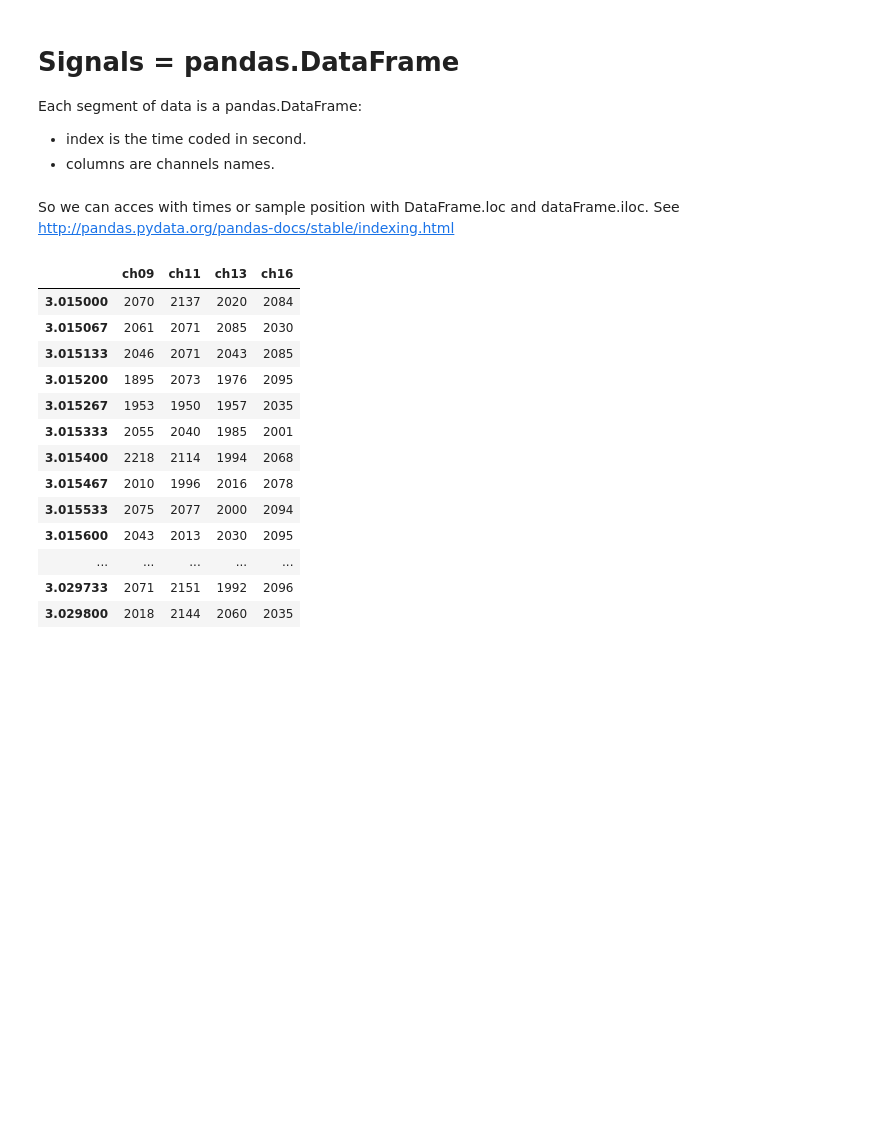
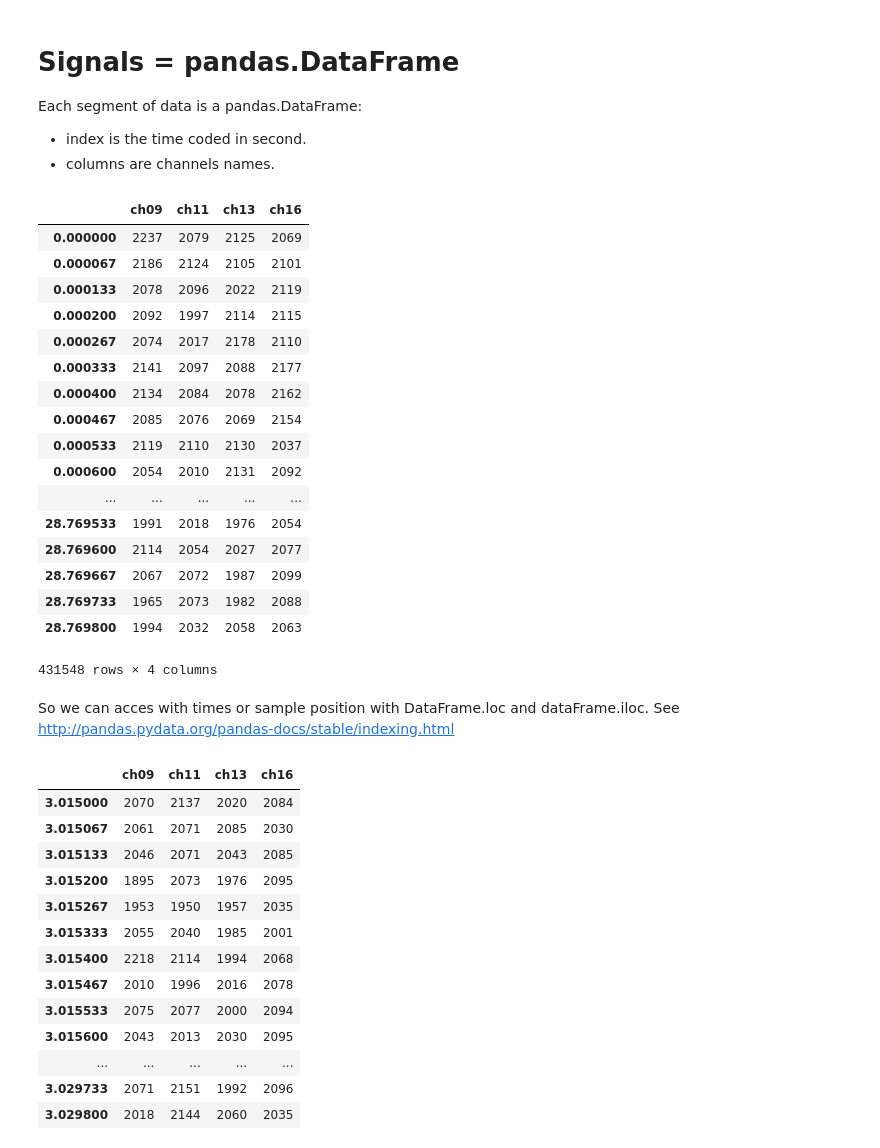
Before and after one commit to tridesclous/tridesclous_examples, a Jupyter notebook: spikesorting_dataset_locust.ipynb, the cells around one changed output. Drawn from its saved outputs; the diff is of its cells as text; code cells hidden in the pictures; blank space fills up the shorter version.

```diff
--- a/spikesorting_dataset_locust.ipynb
+++ b/spikesorting_dataset_locust.ipynb
@@ -51,8 +61,28 @@ Each segment of data is a pandas.DataFrame:
 # %%
 sampling_rate =  15000. #in Hz
 t_start = 0. #this is the time of the first point in second
 times = np.arange(numpy_sigs.shape[0], dtype = 'float64')/sampling_rate + t_start
 signals = pd.DataFrame(numpy_sigs, index = times, columns = ch_names)
+signals
+# %% [output]
+|  | ch09 | ch11 | ch13 | ch16 |
+| 0.000000 | 2237 | 2079 | 2125 | 2069 |
+| 0.000067 | 2186 | 2124 | 2105 | 2101 |
+| 0.000133 | 2078 | 2096 | 2022 | 2119 |
+| 0.000200 | 2092 | 1997 | 2114 | 2115 |
+| 0.000267 | 2074 | 2017 | 2178 | 2110 |
+| 0.000333 | 2141 | 2097 | 2088 | 2177 |
+| 0.000400 | 2134 | 2084 | 2078 | 2162 |
+| 0.000467 | 2085 | 2076 | 2069 | 2154 |
+| 0.000533 | 2119 | 2110 | 2130 | 2037 |
+| 0.000600 | 2054 | 2010 | 2131 | 2092 |
+| ... | ... | ... | ... | ... |
+| 28.769533 | 1991 | 2018 | 1976 | 2054 |
+| 28.769600 | 2114 | 2054 | 2027 | 2077 |
+| 28.769667 | 2067 | 2072 | 1987 | 2099 |
+| 28.769733 | 1965 | 2073 | 1982 | 2088 |
+| 28.769800 | 1994 | 2032 | 2058 | 2063 |
+431548 rows × 4 columns
 # %% [markdown]
 So we can acces with times or sample position with DataFrame.loc and dataFrame.iloc.
 See http://pandas.pydata.org/pandas-docs/stable/indexing.html
```
Also changed, not shown: parts of 10 cells of this notebook.
